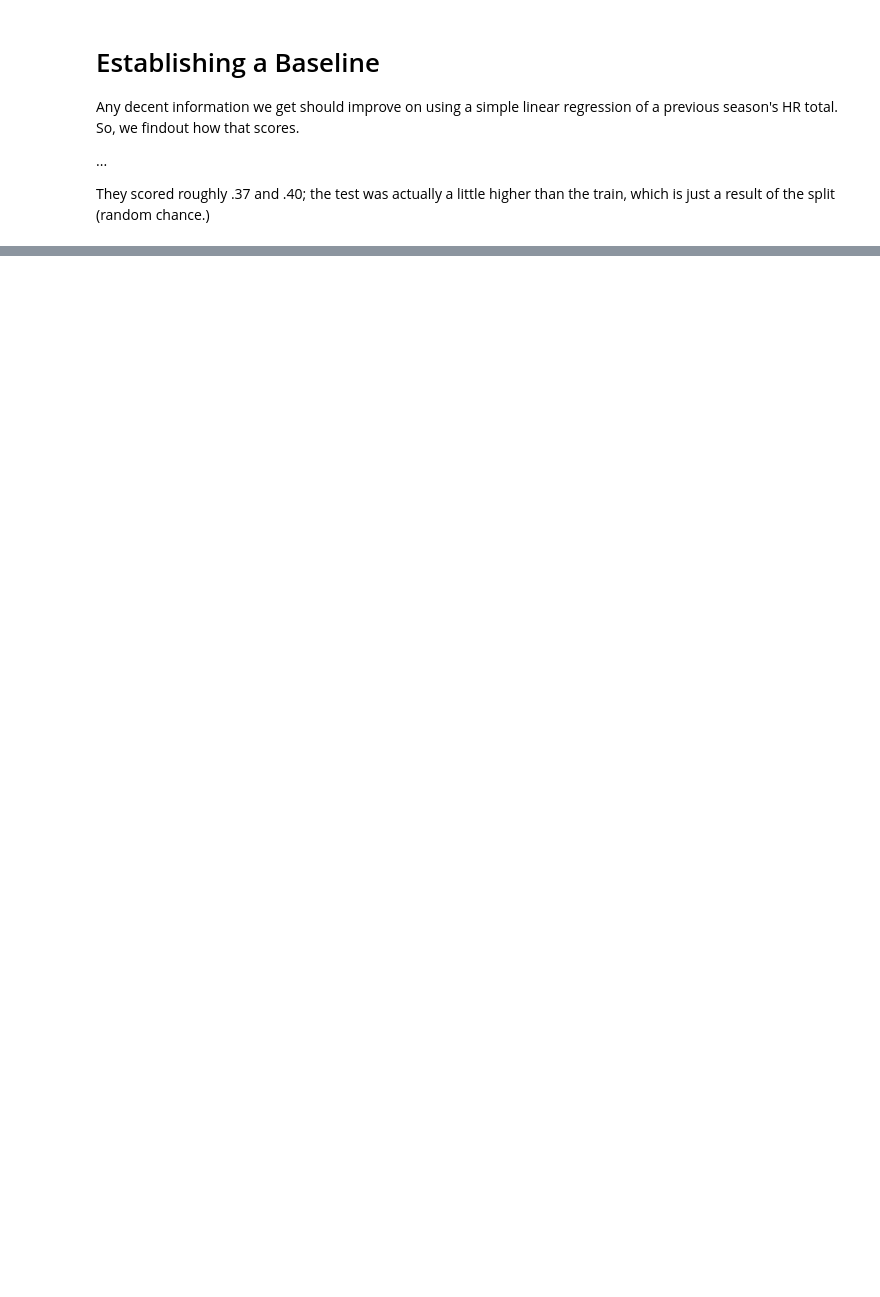
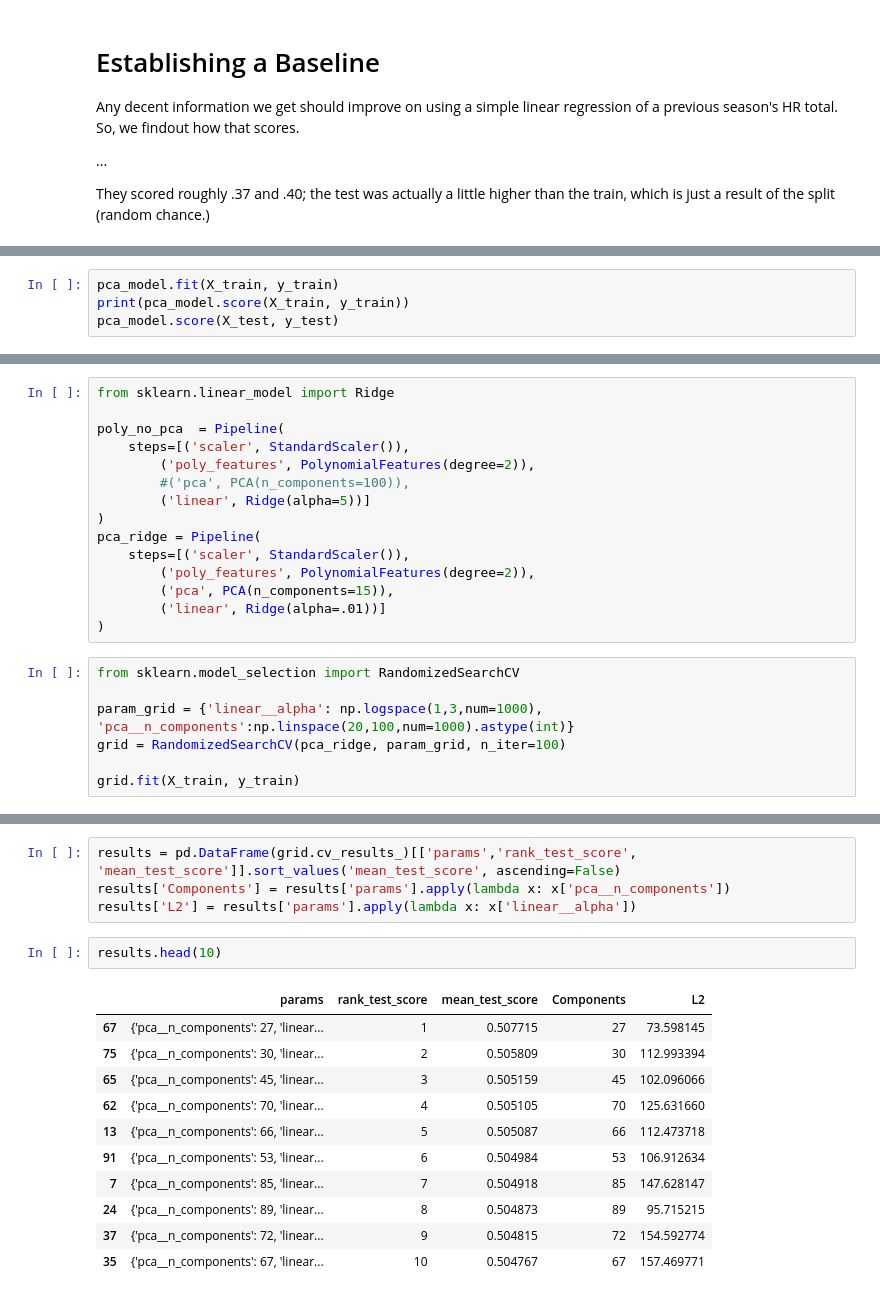
Before and after one commit to philosofool/phi_baseball, a Jupyter notebook: forecast/stat_cast_notebook.ipynb, the cells around one changed output, grey strips where cells are left out. Saved outputs shown, nothing was run; the diff lists cells and outputs as text; blank space fills up the shorter version.

```diff
--- a/forecast/stat_cast_notebook.ipynb
+++ b/forecast/stat_cast_notebook.ipynb
@@ -461,0 +251,4 @@ y.shape
+# %%
+pca_model.fit(X_train, y_train)
+print(pca_model.score(X_train, y_train))
+pca_model.score(X_test, y_test)
@@ -461,0 +258,22 @@ y.shape
+# %%
+from sklearn.linear_model import Ridge
+
+poly_no_pca  = Pipeline(
+    steps=[('scaler', StandardScaler()),
+        ('poly_features', PolynomialFeatures(degree=2)),
+        #('pca', PCA(n_components=100)),
+        ('linear', Ridge(alpha=5))]
+)
+pca_ridge = Pipeline(
+    steps=[('scaler', StandardScaler()),
+        ('poly_features', PolynomialFeatures(degree=2)),
+        ('pca', PCA(n_components=15)),
+        ('linear', Ridge(alpha=.01))]
+)
+# %%
+from sklearn.model_selection import RandomizedSearchCV
+
+param_grid = {'linear__alpha': np.logspace(1,3,num=1000), 'pca__n_components':np.linspace(20,100,num=1000).astype(int)}
+grid = RandomizedSearchCV(pca_ridge, param_grid, n_iter=100)
+
+grid.fit(X_train, y_train)
@@ -461,0 +299,18 @@ y.shape
+# %%
+results = pd.DataFrame(grid.cv_results_)[['params','rank_test_score', 'mean_test_score']].sort_values('mean_test_score', ascending=False)
+results['Components'] = results['params'].apply(lambda x: x['pca__n_components'])
+results['L2'] = results['params'].apply(lambda x: x['linear__alpha'])
+# %%
+results.head(10)
+# %% [output]
+|  | params | rank_test_score | mean_test_score | Components | L2 |
+| 67 | {'pca__n_components': 27, 'linear... | 1 | 0.507715 | 27 | 73.598145 |
+| 75 | {'pca__n_components': 30, 'linear... | 2 | 0.505809 | 30 | 112.993394 |
+| 65 | {'pca__n_components': 45, 'linear... | 3 | 0.505159 | 45 | 102.096066 |
+| 62 | {'pca__n_components': 70, 'linear... | 4 | 0.505105 | 70 | 125.631660 |
+| 13 | {'pca__n_components': 66, 'linear... | 5 | 0.505087 | 66 | 112.473718 |
+| 91 | {'pca__n_components': 53, 'linear... | 6 | 0.504984 | 53 | 106.912634 |
+| 7 | {'pca__n_components': 85, 'linear... | 7 | 0.504918 | 85 | 147.628147 |
+| 24 | {'pca__n_components': 89, 'linear... | 8 | 0.504873 | 89 | 95.715215 |
+| 37 | {'pca__n_components': 72, 'linear... | 9 | 0.504815 | 72 | 154.592774 |
+| 35 | {'pca__n_components': 67, 'linear... | 10 | 0.504767 | 67 | 157.469771 |
```
Also changed, not shown: parts of 58 cells of this notebook.
